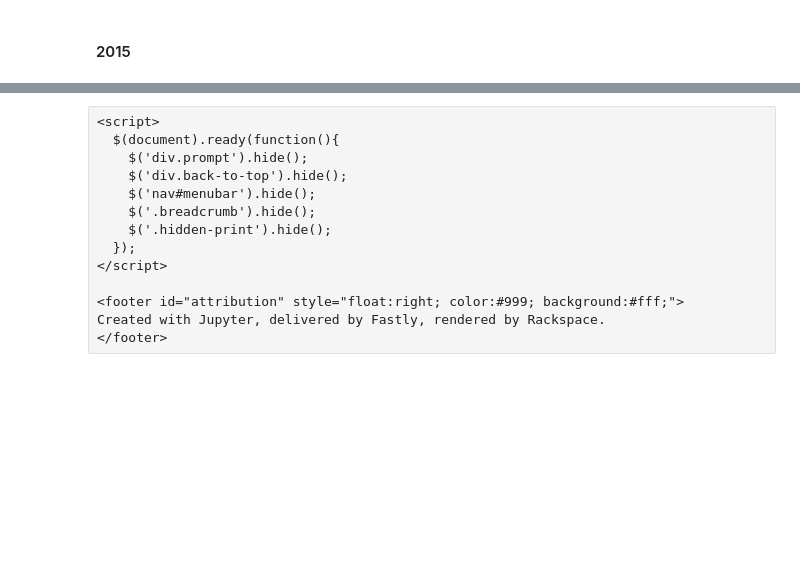
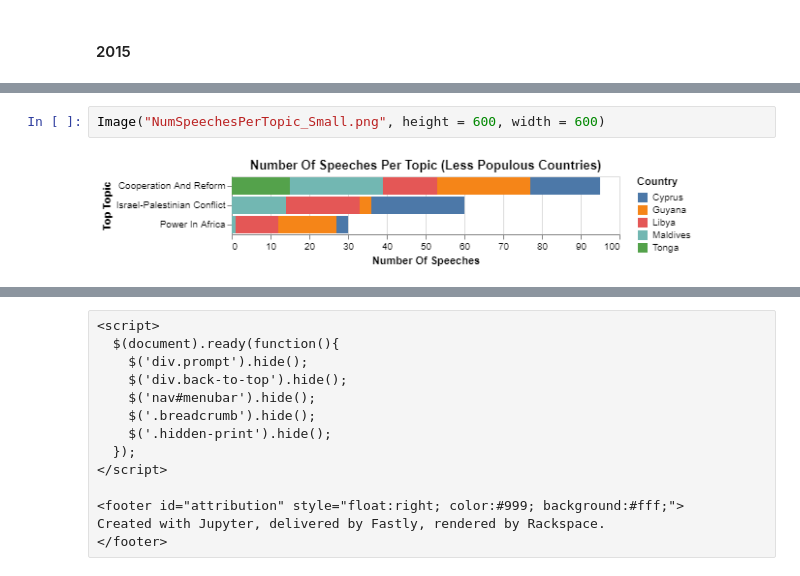
Before and after one commit to jghuynh/Topic-Modeling-UN-Speeches, a Jupyter notebook: Presentation_Topic_Modeling.ipynb, the cells around one changed output, grey strips where cells are left out. Cells and saved outputs as stored; diff of their text form; blank space fills up the shorter version.

```diff
--- a/Presentation_Topic_Modeling.ipynb
+++ b/Presentation_Topic_Modeling.ipynb
@@ -359,0 +426,4 @@ Image("topicsPerYear.png")
+# %%
+Image("NumSpeechesPerTopic_Small.png", height = 600, width = 600)
+# %% [output]
+[figure, added]
```
Also changed, not shown: parts of 19 cells of this notebook, 1 other file.
